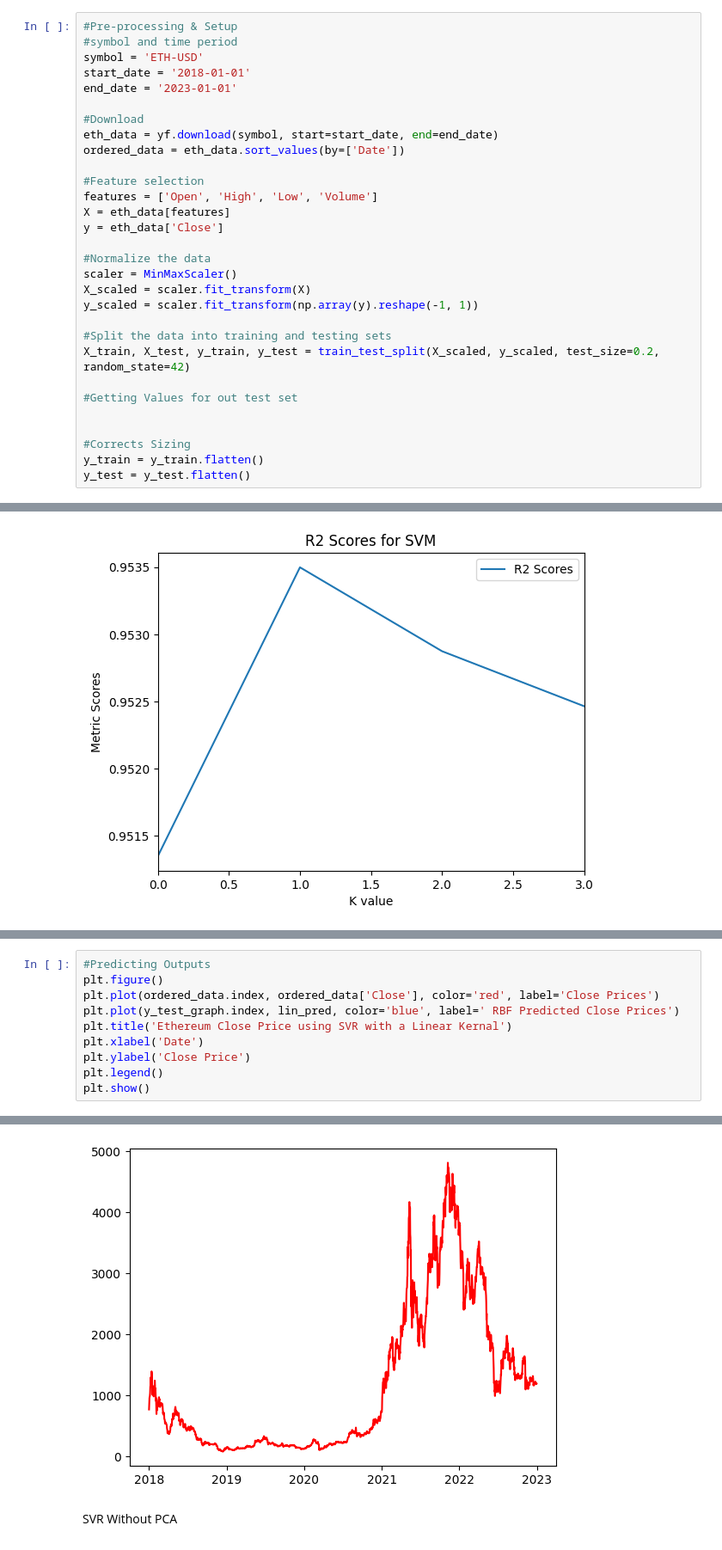
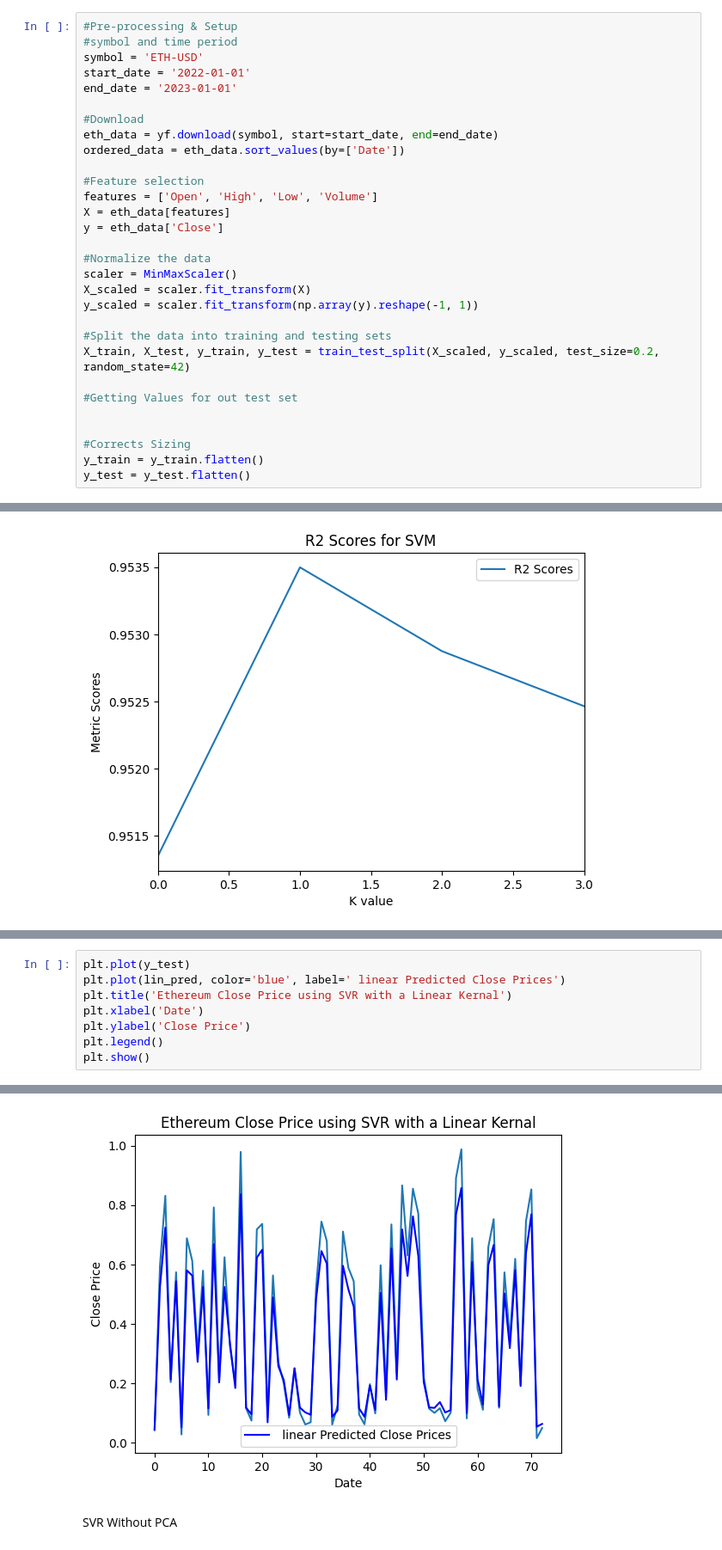
Before and after one commit to BrockH3/ML_Project, a Jupyter notebook: ML_Final_Project_SVR.ipynb, the cells around one changed output, grey strips where cells are left out. Shown: that part at 86% size. Drawn from its saved outputs; the diff is of its cells as text.

```diff
--- a/ML_Final_Project_SVR.ipynb
+++ b/ML_Final_Project_SVR.ipynb
@@ -17,7 +17,7 @@ from sklearn.metrics import mean_squared_error, r2_score
 #Pre-processing & Setup
 #symbol and time period
 symbol = 'ETH-USD'
-start_date = '2018-01-01'
+start_date = '2022-01-01'
 end_date = '2023-01-01'
 
 #Download
@@ -221,8 +228,6 @@ R2 - Sigmoid:
 # %%
-#Predicting Outputs
-plt.figure()
-plt.plot(ordered_data.index, ordered_data['Close'], color='red', label='Close Prices')
-plt.plot(y_test_graph.index, lin_pred, color='blue', label=' RBF Predicted Close Prices')
+plt.plot(y_test)
+plt.plot(lin_pred, color='blue', label=' linear Predicted Close Prices')
 plt.title('Ethereum Close Price using SVR with a Linear Kernal')
 plt.xlabel('Date')
 plt.ylabel('Close Price')
@@ -233,4 +237,4 @@ ValueError: x and y must have same first dimension, but have shapes (366,) and (
-[figure, old version]
+[figure, new version]
 # %% [markdown]
 SVR Without PCA
 # %%
```
Also changed, not shown: parts of 10 cells of this notebook.
